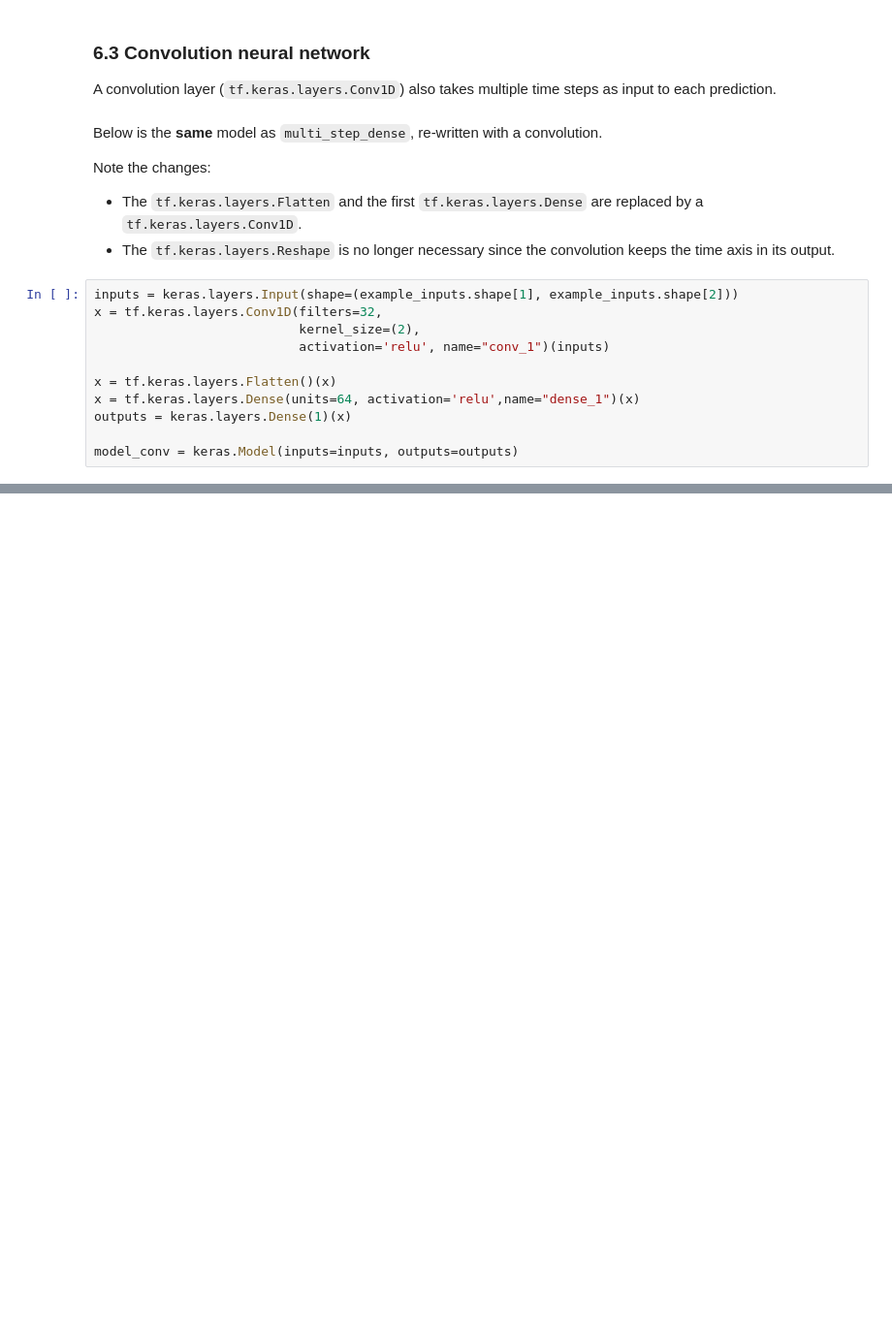
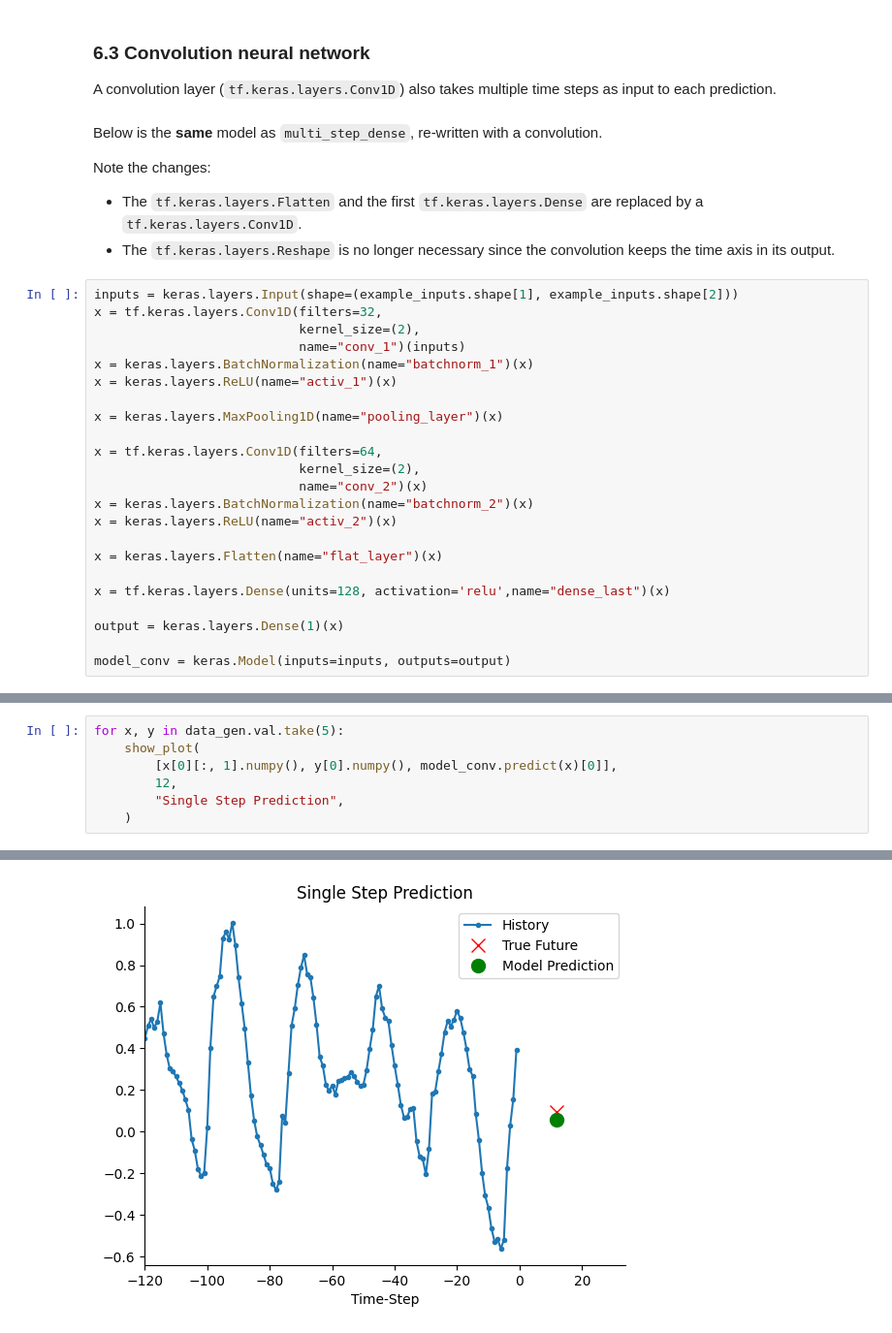
Before and after one commit to fabriziobasso/Time_Series_Files, a Jupyter notebook: TS_Analysis_Keras_file.ipynb, the cells around one changed output, grey strips where cells are left out. Shown at 97% size. Cells and saved outputs as stored; diff of their text form; blank space fills up the shorter version.

```diff
--- a/TS_Analysis_Keras_file.ipynb
+++ b/TS_Analysis_Keras_file.ipynb
@@ -1083,11 +1081,23 @@ Note the changes:
 inputs = keras.layers.Input(shape=(example_inputs.shape[1], example_inputs.shape[2]))
 x = tf.keras.layers.Conv1D(filters=32,
                            kernel_size=(2),
-                           activation='relu', name="conv_1")(inputs)
+                           name="conv_1")(inputs)
+x = keras.layers.BatchNormalization(name="batchnorm_1")(x)
+x = keras.layers.ReLU(name="activ_1")(x)
 
-x = tf.keras.layers.Flatten()(x)
-x = tf.keras.layers.Dense(units=64, activation='relu',name="dense_1")(x)
-outputs = keras.layers.Dense(1)(x)
+x = keras.layers.MaxPooling1D(name="pooling_layer")(x)
 
-model_conv = keras.Model(inputs=inputs, outputs=outputs)
+x = tf.keras.layers.Conv1D(filters=64,
+                           kernel_size=(2),
+                           name="conv_2")(x)
+x = keras.layers.BatchNormalization(name="batchnorm_2")(x)
+x = keras.layers.ReLU(name="activ_2")(x)
+
+x = keras.layers.Flatten(name="flat_layer")(x)
+
+x = tf.keras.layers.Dense(units=128, activation='relu',name="dense_last")(x)
+
+output = keras.layers.Dense(1)(x)
+
+model_conv = keras.Model(inputs=inputs, outputs=output)
 # %%
@@ -1121,0 +1114,8 @@ WARNING:absl:Found untraced functions such as _jit_compiled_convolution_op while
+# %%
+for x, y in data_gen.val.take(5):
+    show_plot(
+        [x[0][:, 1].numpy(), y[0].numpy(), model_conv.predict(x)[0]],
+        12,
+        "Single Step Prediction",
+    )
+# %% [output]
@@ -1121,0 +1123 @@ WARNING:absl:Found untraced functions such as _jit_compiled_convolution_op while
+[figure, added]
```
Also changed, not shown: parts of 20 cells of this notebook.
